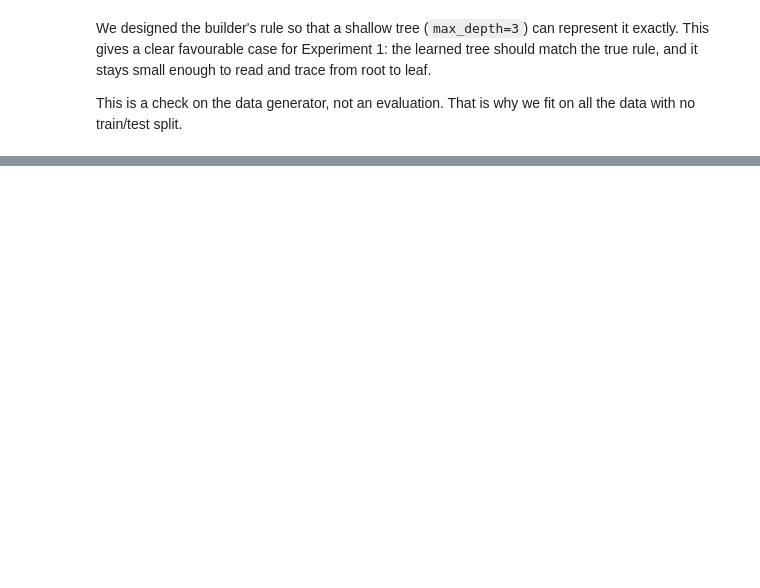
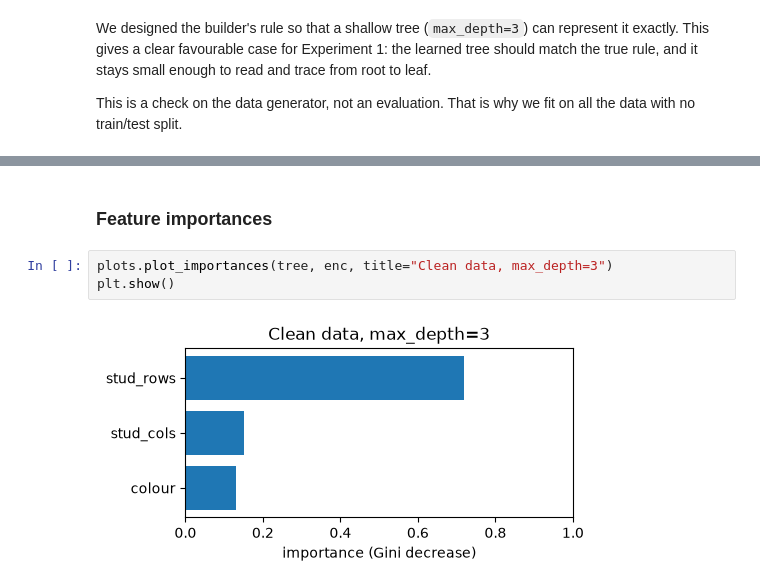
Before and after one commit to migasantunes/decision-trees-lego, a Jupyter notebook: notebooks/dev_a.ipynb, the cells around one changed output, grey strips where cells are left out. Saved outputs shown, nothing was run; the diff lists cells and outputs as text; blank space fills up the shorter version.

```diff
--- a/notebooks/dev_a.ipynb
+++ b/notebooks/dev_a.ipynb
@@ -94,0 +130,7 @@ Depth-3 tree recovers the rule with all three features
+# %% [markdown]
+### Feature importances
+# %%
+plots.plot_importances(tree, enc, title="Clean data, max_depth=3")
+plt.show()
+# %% [output]
+[figure, added]
```
Also changed, not shown: parts of 15 cells of this notebook, 1 other file.
